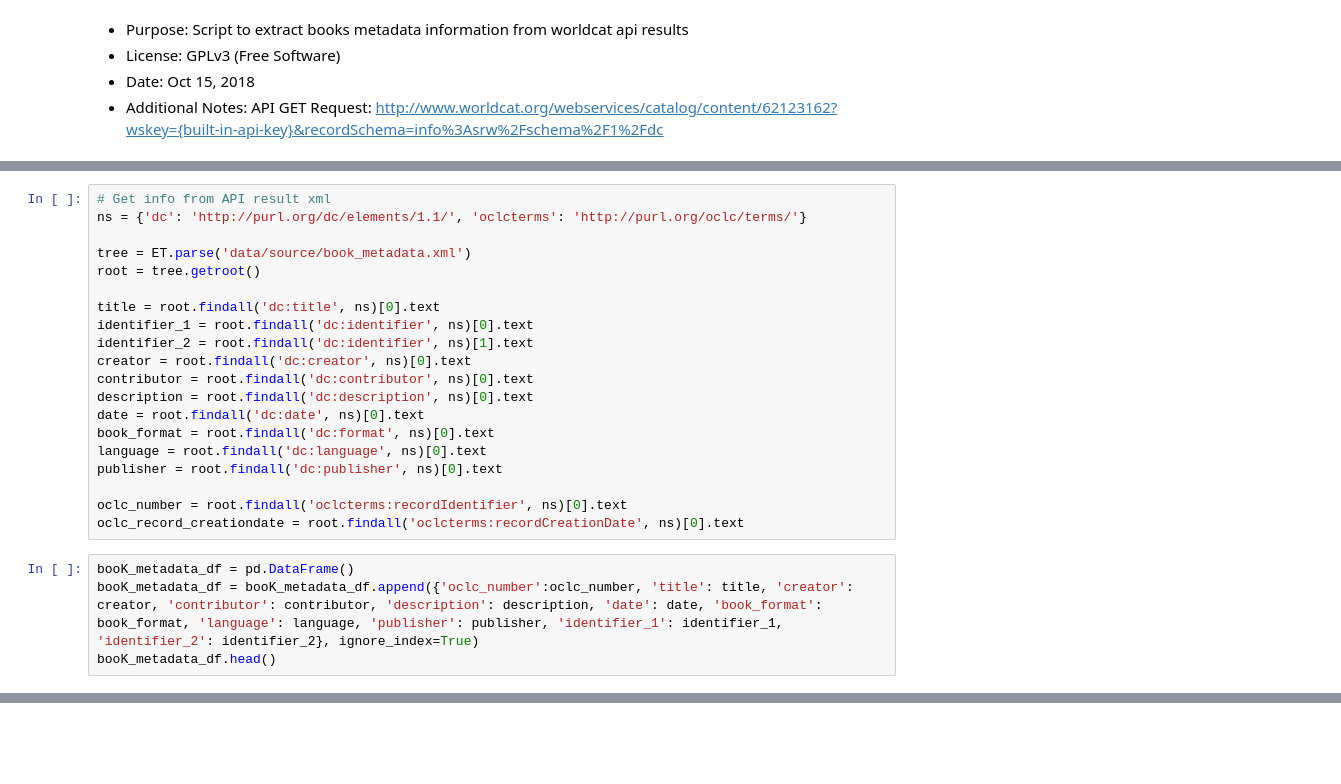
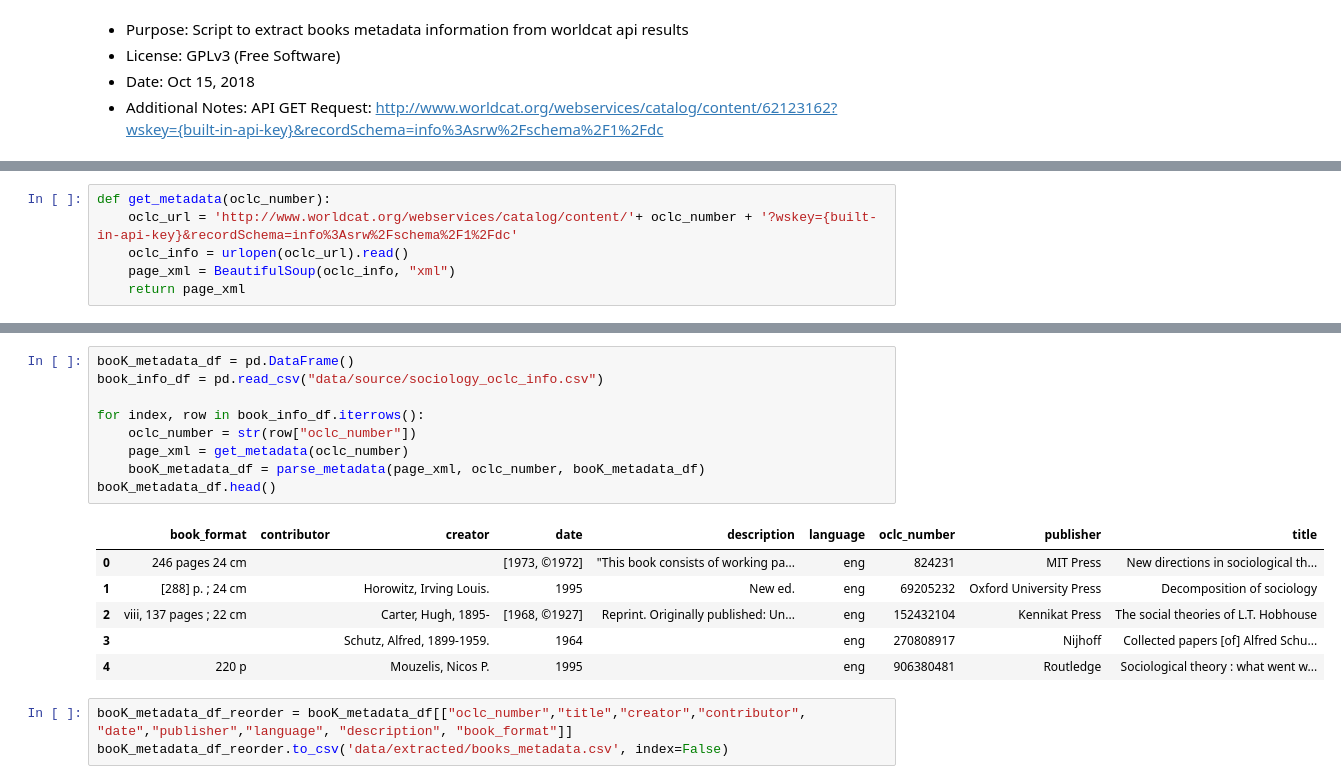
Before and after one commit to digitalutsc/worldcat_scripts, a Jupyter notebook: get_worldcat_books_metadata.ipynb, the cells around one changed output, grey strips where cells are left out. Saved outputs shown, nothing was run; the diff lists cells and outputs as text; blank space fills up the shorter version.

```diff
--- a/get_worldcat_books_metadata.ipynb
+++ b/get_worldcat_books_metadata.ipynb
@@ -9,27 +11,3 @@ import numpy as np
 import pandas as pd
 import xml.etree.ElementTree as ET
 from geopy.geocoders import Nominatim
-# %%
-# Get info from API result xml
-ns = {'dc': 'http://purl.org/dc/elements/1.1/', 'oclcterms': 'http://purl.org/oclc/terms/'}
-
-tree = ET.parse('data/source/book_metadata.xml')
-root = tree.getroot()
-
-title = root.findall('dc:title', ns)[0].text
-identifier_1 = root.findall('dc:identifier', ns)[0].text
-identifier_2 = root.findall('dc:identifier', ns)[1].text
-creator = root.findall('dc:creator', ns)[0].text
-contributor = root.findall('dc:contributor', ns)[0].text
-description = root.findall('dc:description', ns)[0].text
-date = root.findall('dc:date', ns)[0].text
-book_format = root.findall('dc:format', ns)[0].text
-language = root.findall('dc:language', ns)[0].text
-publisher = root.findall('dc:publisher', ns)[0].text
-
-oclc_number = root.findall('oclcterms:recordIdentifier', ns)[0].text
-oclc_record_creationdate = root.findall('oclcterms:recordCreationDate', ns)[0].text
-# %%
-booK_metadata_df = pd.DataFrame()
-booK_metadata_df = booK_metadata_df.append({'oclc_number':oclc_number, 'title': title, 'creator': creator, 'contributor': contributor, 'description': description, 'date': date, 'book_format': book_format, 'language': language, 'publisher': publisher, 'identifier_1': identifier_1, 'identifier_2': identifier_2}, ignore_index=True)
-booK_metadata_df.head()
@@ -40,0 +14,6 @@ booK_metadata_df.to_csv("data/extracted/books_metadata.csv", header=True, column
+# %%
+def get_metadata(oclc_number):
+    oclc_url = 'http://www.worldcat.org/webservices/catalog/content/'+ oclc_number + '?wskey={built-in-api-key}&recordSchema=info%3Asrw%2Fschema%2F1%2Fdc'
+    oclc_info = urlopen(oclc_url).read()
+    page_xml = BeautifulSoup(oclc_info, "xml")
+    return page_xml
@@ -40,0 +59,19 @@ booK_metadata_df.to_csv("data/extracted/books_metadata.csv", header=True, column
+# %%
+booK_metadata_df = pd.DataFrame()
+book_info_df = pd.read_csv("data/source/sociology_oclc_info.csv")
+
+for index, row in book_info_df.iterrows():
+    oclc_number = str(row["oclc_number"])
+    page_xml = get_metadata(oclc_number)
+    booK_metadata_df = parse_metadata(page_xml, oclc_number, booK_metadata_df)
+booK_metadata_df.head()
+# %% [output]
+|  | book_format | contributor | creator | date | description | language | oclc_number | publisher | title |
+| 0 | 246 pages 24 cm |  |  | [1973, ©1972] | "This book consists of working pa... | eng | 824231 | MIT Press | New directions in sociological th... |
+| 1 | [288] p. ; 24 cm |  | Horowitz, Irving Louis. | 1995 | New ed. | eng | 69205232 | Oxford University Press | Decomposition of sociology |
+| 2 | viii, 137 pages ; 22 cm |  | Carter, Hugh, 1895- | [1968, ©1927] | Reprint. Originally published: Un... | eng | 152432104 | Kennikat Press | The social theories of L.T. Hobhouse |
+| 3 |  |  | Schutz, Alfred, 1899-1959. | 1964 |  | eng | 270808917 | Nijhoff | Collected papers [of] Alfred Schu... |
+| 4 | 220 p |  | Mouzelis, Nicos P. | 1995 |  | eng | 906380481 | Routledge | Sociological theory : what went w... |
+# %%
+booK_metadata_df_reorder = booK_metadata_df[["oclc_number","title","creator","contributor", "date","publisher","language", "description", "book_format"]]
+booK_metadata_df_reorder.to_csv('data/extracted/books_metadata.csv', index=False)
```
Also changed, not shown: parts of 5 cells of this notebook, 7 other files.
